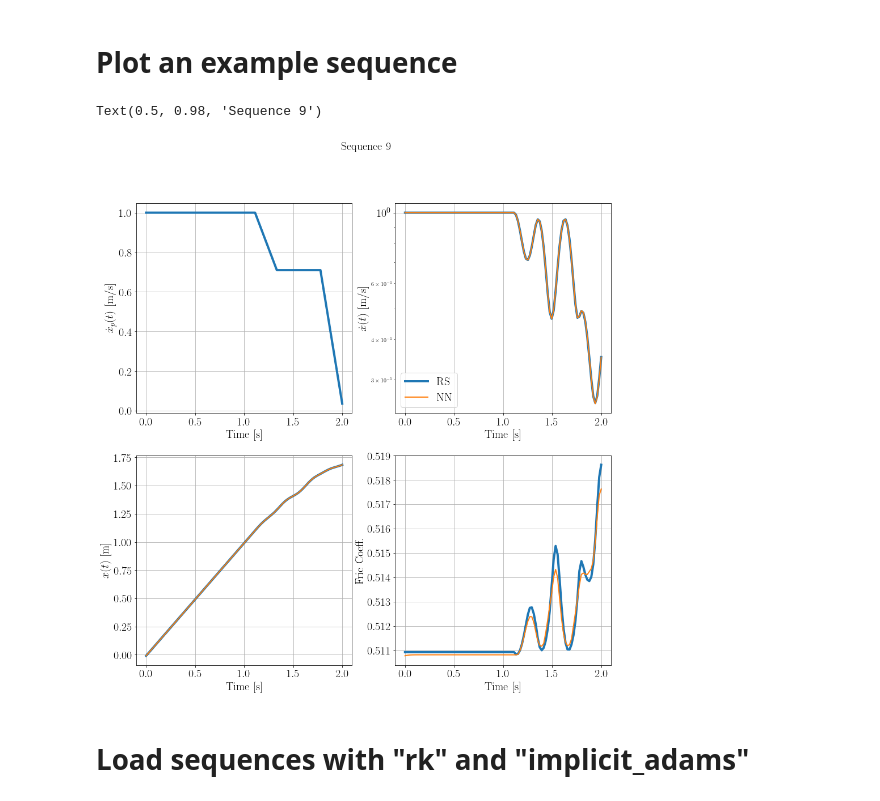
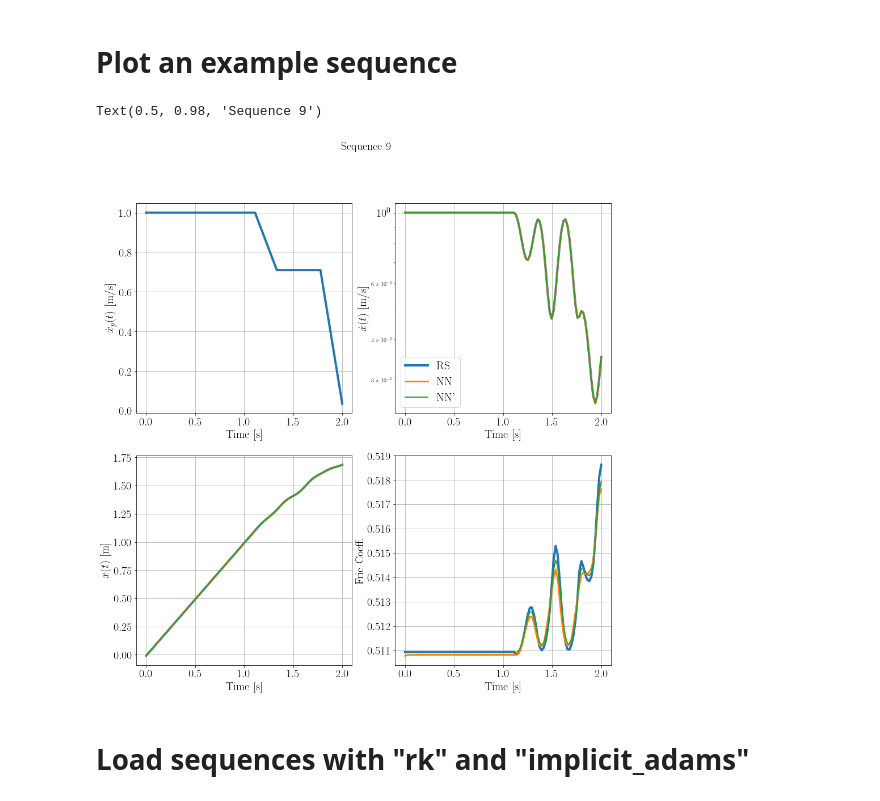
Before and after one commit to Shengduo/RateAndStateWithPotential, a Jupyter notebook: SpringSliderTrial.ipynb, the cells around one changed output. Saved outputs shown, nothing was run; the diff lists cells and outputs as text; code cells hidden in the pictures.

```diff
--- a/SpringSliderTrial.ipynb
+++ b/SpringSliderTrial.ipynb
@@ -296,7 +296,7 @@ torch.save(res, "./data/testSpringSlider0527_10_trial0216_combined_800.pt")
 # %%
 # Report relative L-2 error on friction coefficient, slip rate on the slider
 res = torch.load('./data/testSpringSlider0527_10_trial0216_combined_800.pt')
-
+res1 = torch.load('./data/testSpringSlider0527_10_trial0216_0521SS_combined_800.pt')
 # Report relative L2 error in x, V, and friction
 err_x = []
 err_V = []
@@ -351,19 +351,19 @@ NameError: name 'err_x' is not defined
 # %%
 # Plot a sequence
 # Plot the sequences from NN and rate-and-state friction on the same plot
 import random
 NofSeqs = 10
 
 # Plot a sequence
 idx = random.randint(0, NofSeqs - 1)
-idx = 8
+idx = 9
 VV, tt = res['myVTs'][idx].VT[0, :], res['myVTs'][idx].VT[1, :]
 t = res['ts'][idx]
-Vs = [res['y_RSs'][idx][1, :], res['y_NNs'][idx][1, :]]
-xs = [res['y_RSs'][idx][0, :], res['y_NNs'][idx][0, :]]
-Frics = [res['Fric_RSs'][idx], res['Fric_NNs'][idx]]
-f, axs = plotGenVXFric(VV, tt, t, Vs, xs, Frics, legends=["RS", "NN"])
+Vs = [res['y_RSs'][idx][1, :], res['y_NNs'][idx][1, :], res1['y_NNs'][idx][1, :]]
+xs = [res['y_RSs'][idx][0, :], res['y_NNs'][idx][0, :], res1['y_NNs'][idx][0, :]]
+Frics = [res['Fric_RSs'][idx], res['Fric_NNs'][idx], res1['Fric_NNs'][idx]]
+f, axs = plotGenVXFric(VV, tt, t, Vs, xs, Frics, legends=["RS", "NN", "NN'"])
 f.suptitle("Sequence {0}".format(idx), fontsize=20)
 # %% [output]
 Text(0.5, 0.98, 'Sequence 9')
-[figure, old version]
+[figure, new version]
```
Also changed, not shown: parts of 8 cells of this notebook.
